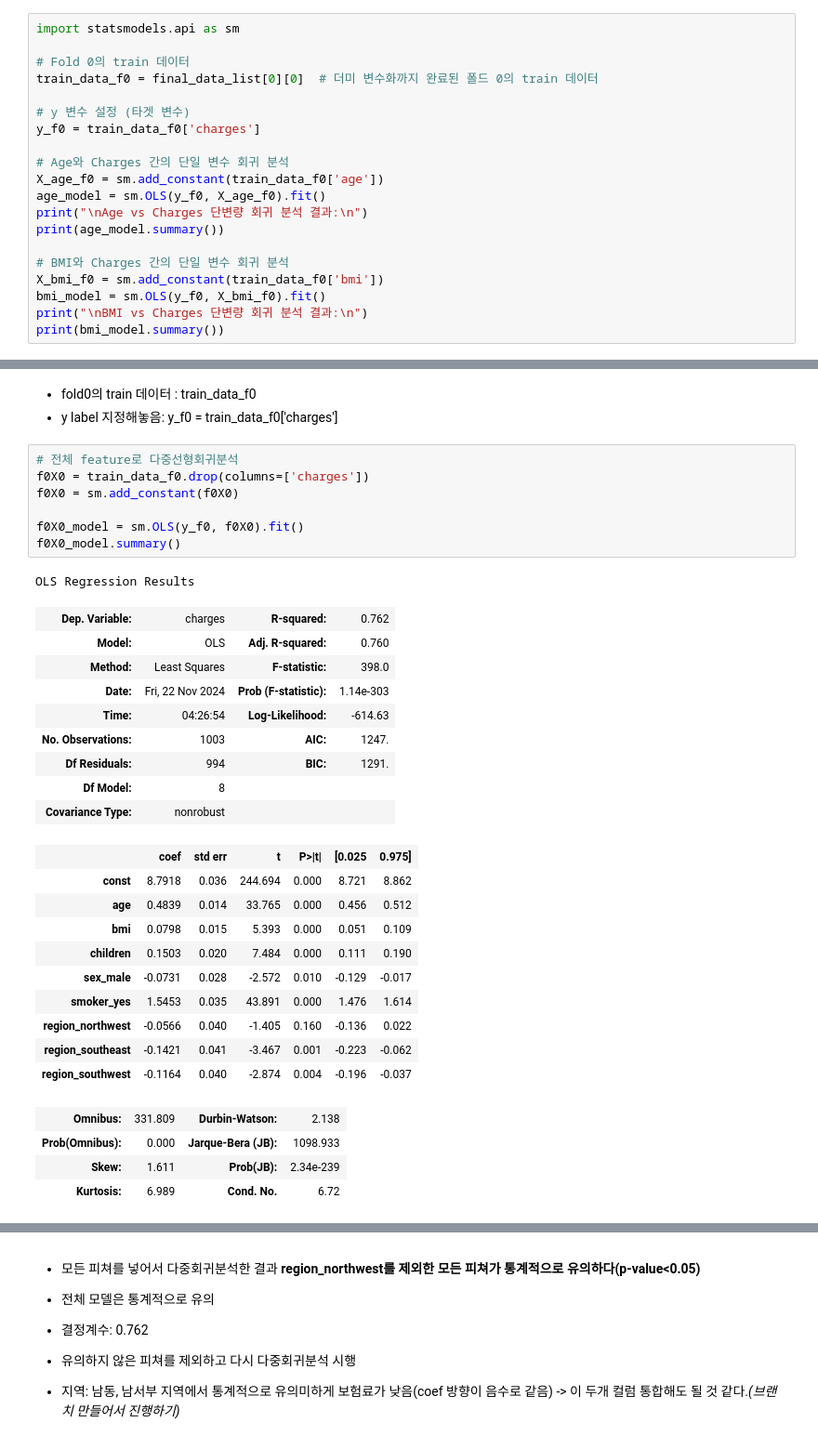
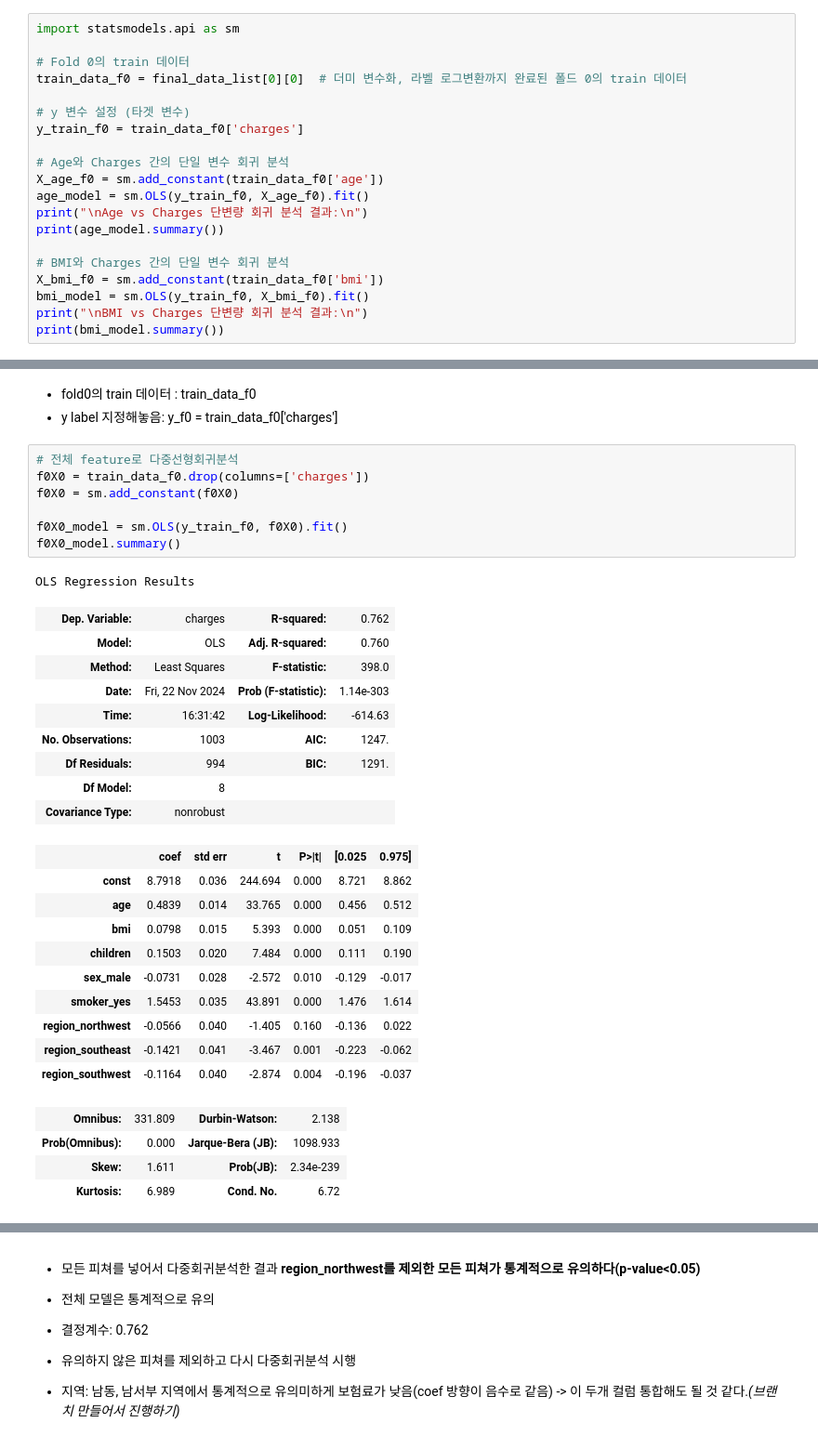
Before and after one commit to daeun118/24_2_ML_in_Finance, a Jupyter notebook: ML_in_Finance_TermProject.ipynb, the cells around one changed output, grey strips where cells are left out. Shown at 93% size. Drawn from its saved outputs; the diff is of its cells as text.

```diff
--- a/ML_in_Finance_TermProject.ipynb
+++ b/ML_in_Finance_TermProject.ipynb
@@ -594,20 +606,20 @@ final_data_list[0][0]
 import statsmodels.api as sm
 
 # Fold 0의 train 데이터
-train_data_f0 = final_data_list[0][0]  # 더미 변수화까지 완료된 폴드 0의 train 데이터
+train_data_f0 = final_data_list[0][0]  # 더미 변수화, 라벨 로그변환까지 완료된 폴드 0의 train 데이터
 
 # y 변수 설정 (타겟 변수)
-y_f0 = train_data_f0['charges']
+y_train_f0 = train_data_f0['charges']
 
 # Age와 Charges 간의 단일 변수 회귀 분석
 X_age_f0 = sm.add_constant(train_data_f0['age'])
-age_model = sm.OLS(y_f0, X_age_f0).fit()
+age_model = sm.OLS(y_train_f0, X_age_f0).fit()
 print("\nAge vs Charges 단변량 회귀 분석 결과:\n")
 print(age_model.summary())
 
 # BMI와 Charges 간의 단일 변수 회귀 분석
 X_bmi_f0 = sm.add_constant(train_data_f0['bmi'])
-bmi_model = sm.OLS(y_f0, X_bmi_f0).fit()
+bmi_model = sm.OLS(y_train_f0, X_bmi_f0).fit()
 print("\nBMI vs Charges 단변량 회귀 분석 결과:\n")
 print(bmi_model.summary())
 # %% [output]
@@ -696,17 +708,17 @@ Residual             838.982972  999.0       NaN       NaN
 # %%
 # 전체 feature로 다중선형회귀분석
 f0X0 = train_data_f0.drop(columns=['charges'])
 f0X0 = sm.add_constant(f0X0)
 
-f0X0_model = sm.OLS(y_f0, f0X0).fit()
+f0X0_model = sm.OLS(y_train_f0, f0X0).fit()
 f0X0_model.summary()
 # %% [output]
 OLS Regression Results
 | Dep. Variable: | charges | R-squared: | 0.762 |
 | Model: | OLS | Adj. R-squared: | 0.760 |
 | Method: | Least Squares | F-statistic: | 398.0 |
 | Date: | Fri, 22 Nov 2024 | Prob (F-statistic): | 1.14e-303 |
-| Time: | 04:26:54 | Log-Likelihood: | -614.63 |
+| Time: | 16:31:42 | Log-Likelihood: | -614.63 |
 | No. Observations: | 1003 | AIC: | 1247. |
 | Df Residuals: | 994 | BIC: | 1291. |
 | Df Model: | 8 |  |  |
```
Also changed, not shown: parts of 34 cells of this notebook.
